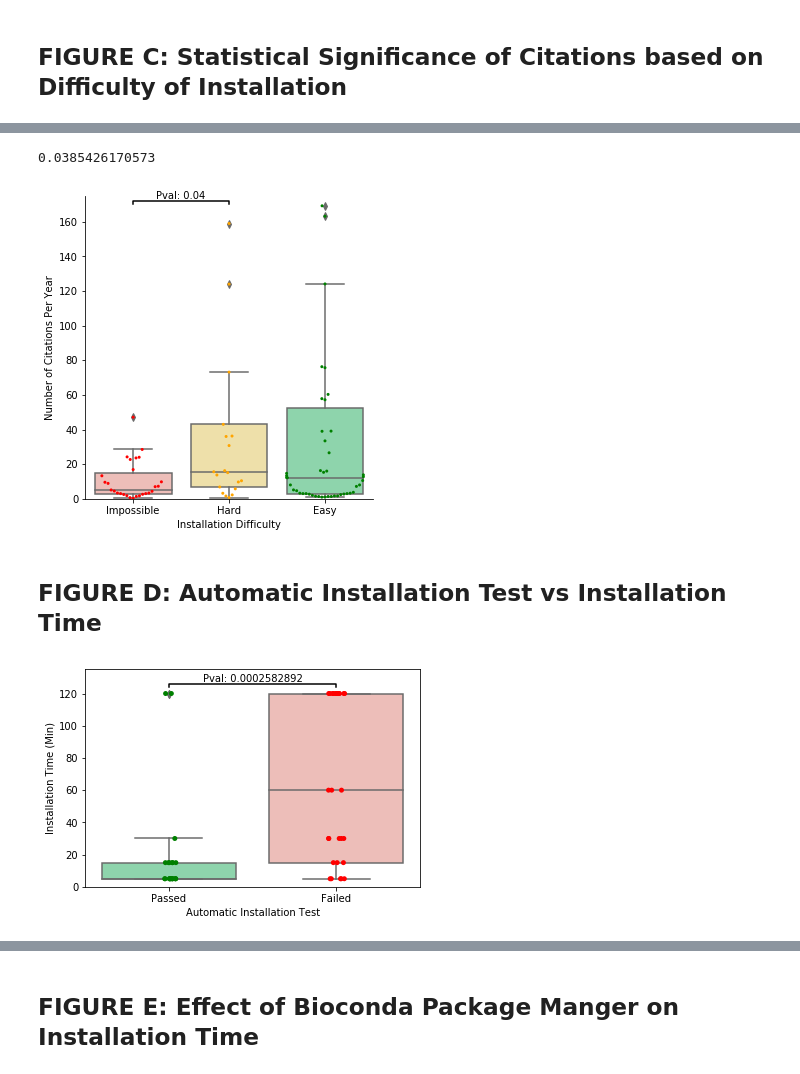
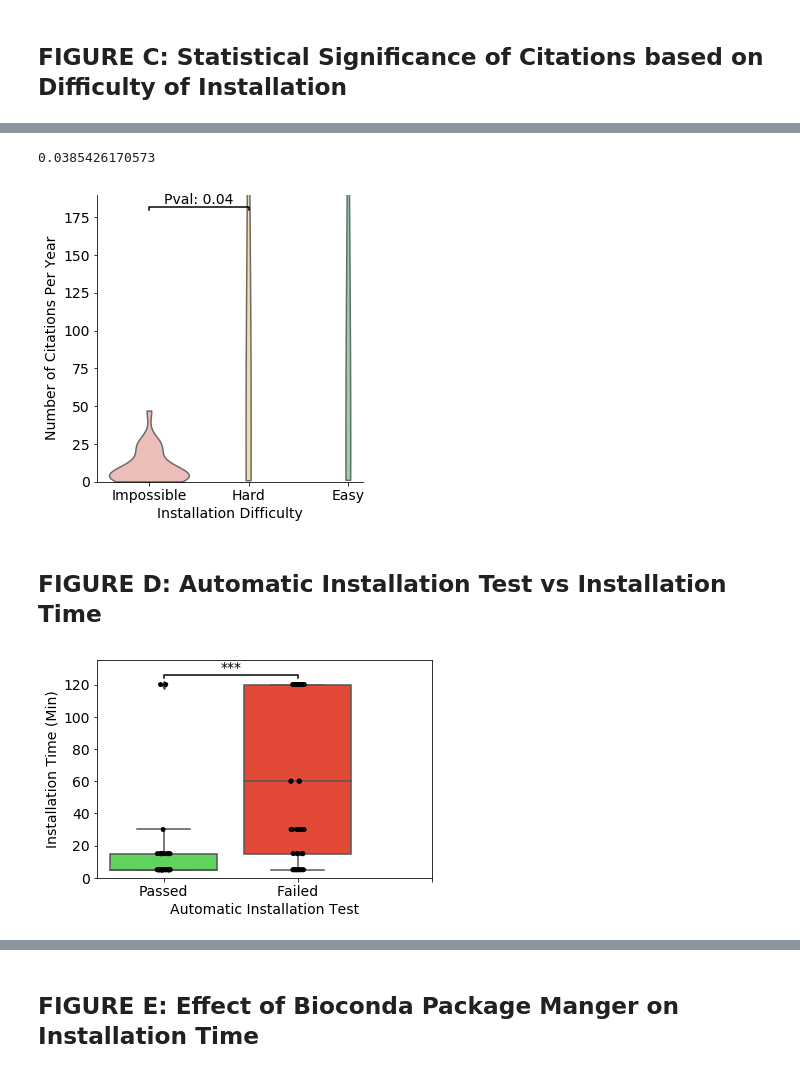
Before and after one commit to xubeisi/good.software, a Jupyter notebook: analysis/figure2_notebook.ipynb, the cells around one changed output, grey strips where cells are left out. Saved outputs shown, nothing was run; the diff lists cells and outputs as text; code cells hidden in the pictures.

```diff
--- a/analysis/figure2_notebook.ipynb
+++ b/analysis/figure2_notebook.ipynb
@@ -20,6 +20,26 @@ import matplotlib.pyplot as plt
 from scipy import stats
 import math
 import seaborn as sns  #be sure version >=0.9
+# %%
+def my_star(p_value):
+    if p_value <= 0.001:
+        return "***"
+    elif p_value <= 0.01:
+        return "**"
+    elif p_value <= 0.05:
+        return "*"
+    else:
+        return "None"
+# %%
+class my_colors:
+    red = (1.0,0.2,0.1)
+    orange = (1.0,0.6,0.2)
+    green = (0.3,0.9,0.3)
+    blue = (0.3,0.7,1.0)
+
+class my_params:
+    fontsize = 14
+    dot_size = 5
 # %% [markdown]
 ### Importing and Parsing Data
 # %%
@@ -259,13 +279,12 @@ Difficulty_Status
 2    50
 dtype: int64
 # %%
-
+pl.rcParams['font.size'] = 14
 labels = ['Impossible', 'Hard', 'Easy']
 sizes = [dif_status[0], dif_status[1], dif_status[2]]
-values = ['red', 'orange', 'green']
+values = [my_colors.red, my_colors.orange, my_colors.green]
 fig1, ax1 = pl.subplots()
 
-# ax1.set_fontsize(18)
 ax1.set_title("Installation Difficulty", fontsize=20)
 ax1.pie(sizes, labels=labels, autopct='%1.1f%%',
         shadow=True, startangle=90, colors = values)
@@ -414,11 +470,10 @@ plt.show()
 # %%
-sns.catplot(x="Difficulty_Status", y="Normalized_citations", data=data, kind="box", palette=['#F5B7B1', '#F9E79F', '#82E0AA'])
-
-sns.swarmplot(x="Difficulty_Status", y="Normalized_citations", palette=['red', 'orange', 'green'], size=3, data=data)
+sns.catplot(x="Difficulty_Status", y="Normalized_citations", data=data, cut=0,
+            kind="violin", palette=['#F5B7B1', '#F9E79F', '#82E0AA'], inner=None)
 
 
 x1, x2 = 0, 1
-y, h, col = 170, 2, 'k'
+y, h, col = 180, 2, 'k'
 plt.plot([x1, x1, x2, x2], [y, y+h, y+h, y], lw=1.5, c=col)
 
 # Impossible vs Hard (S)
@@ -438,7 +493,7 @@ print p_value[1]
 
 plt.text((x1+x2)*.5, y+h, 'Pval: %.2f'%(p_value[1]), ha='center', va='bottom', color=col)
 
-plt.ylim(ymax=175)
+plt.ylim(ymax=190)
 plt.ylim(ymin=0)
 plt.ylabel("Number of Citations Per Year")
 plt.xlabel("Installation Difficulty")
@@ -446,30 +501,30 @@ plt.xticks(ind, labels, color='k')
 plt.show()
 # %% [output]
 0.0385426170573
-[figure, old version]
+[figure, new version]
 # %% [markdown]
 ## FIGURE D: Automatic Installation Test vs Installation Time
 # %%
 data["auto_test"] = np.where((data.Difficulty_Status!=0) & (data.Commands==data.Commands_Listed),'Pass','Fail')
 
-sns.boxplot(x="auto_test", y="Time_To_Install", data=data, palette=['#82E0AA', '#F5B7B1'])
-sns.stripplot(x="auto_test", y="Time_To_Install", data=data, palette=['green', 'red'], jitter=0.05)
+sns.boxplot(x="auto_test", y="Time_To_Install", data=data, palette=[my_colors.green, my_colors.red])
+sns.stripplot(x="auto_test", y="Time_To_Install", data=data, palette=["black"], jitter=0.05)
 
 x1, x2 = 0, 1
 y, h, col = data['Time_To_Install'].max() + 4, 2, 'k'
 plt.plot([x1, x1, x2, x2], [y, y+h, y+h, y], lw=1.5, c=col)
 
 p_value = stats.ks_2samp(data[(data.auto_test=='Fail')].Time_To_Install.tolist(),
                          data[(data.auto_test=='Pass')].Time_To_Install.tolist())
 
-plt.text((x1+x2)*.5, y+h, 'Pval: %.10f'%(p_value[1]), ha='center', va='bottom', color=col)
+plt.text((x1+x2)*.5, y+h, my_star(p_value[1]), ha='center', va='bottom', color=col)
 
 
 plt.ylim(ymin=0)
 plt.ylim(ymax=135)
 plt.xlabel("Automatic Installation Test")
 plt.ylabel("Installation Time (Min)")
 plt.xticks(ind, ["Passed", "Failed"], color='k')
 plt.show()
 # %% [output]
-[figure, old version]
+[figure, new version]
```
Also changed, not shown: parts of 22 cells of this notebook, 1 other file.
